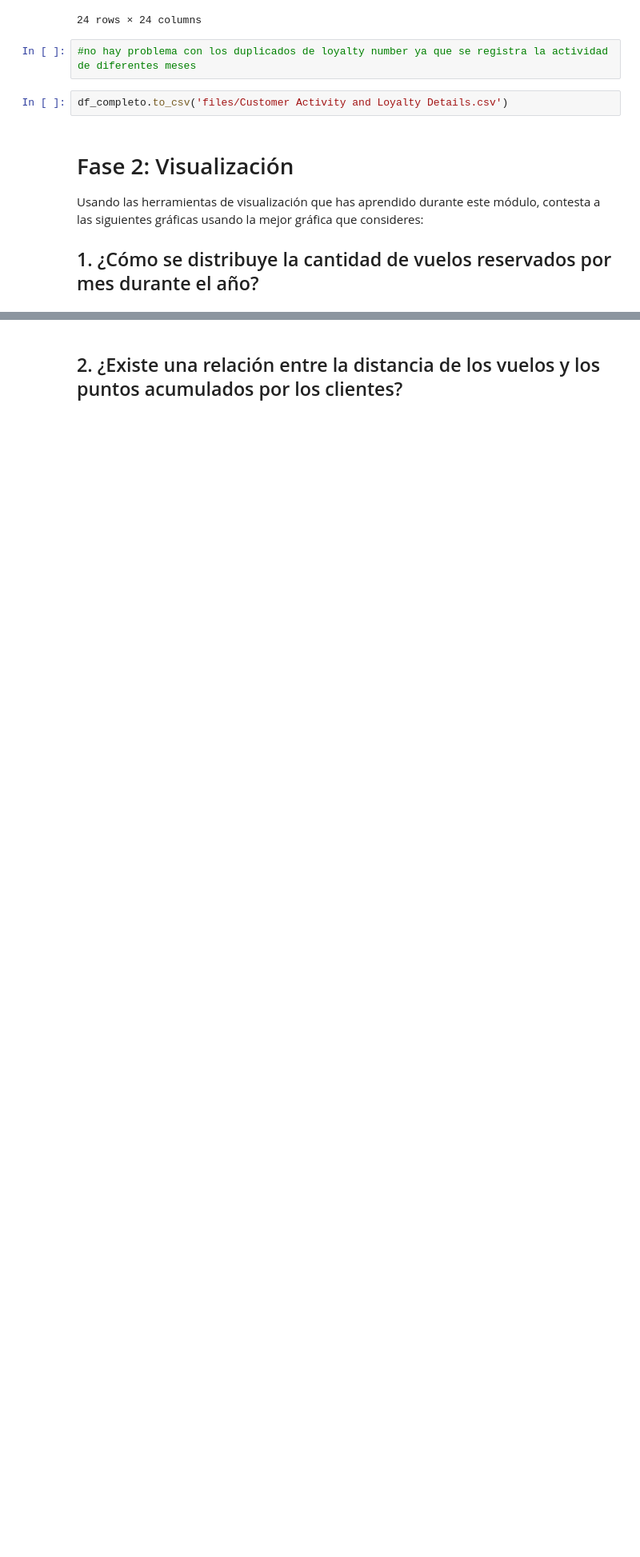
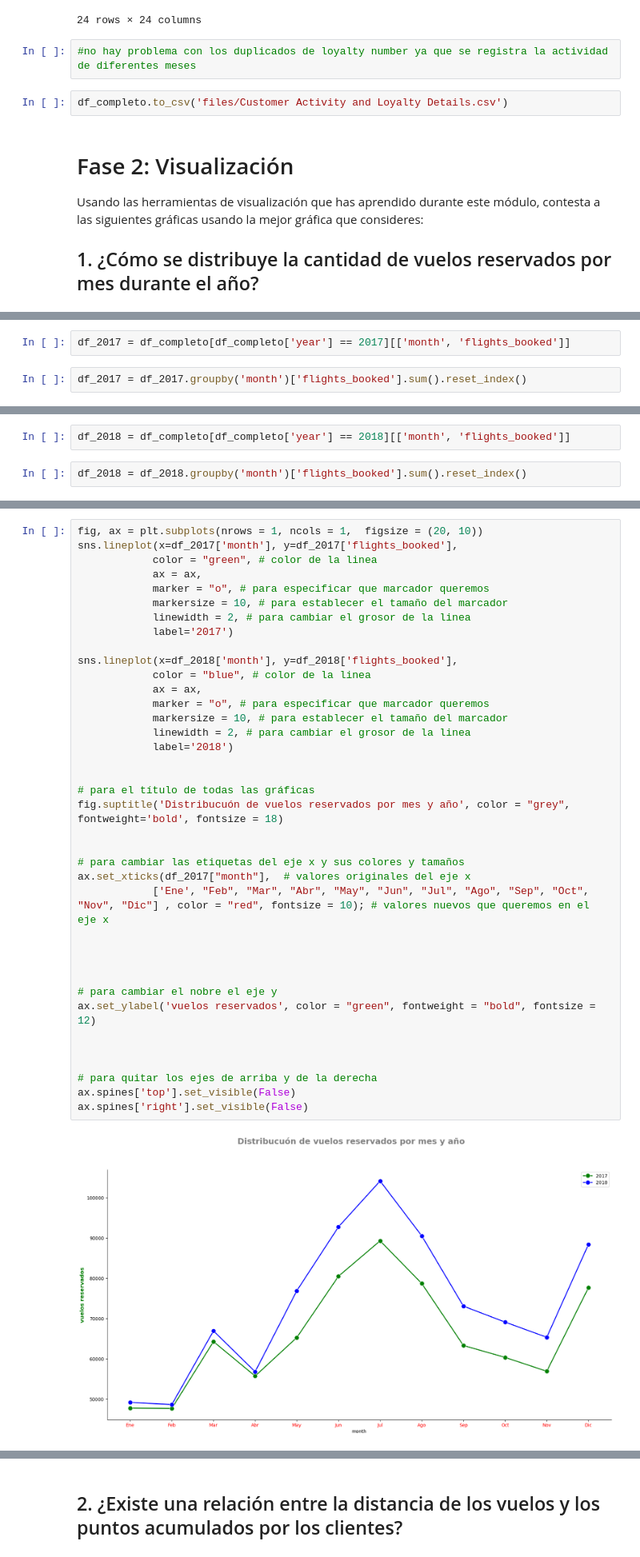
Before and after one commit to Adalab/bda-modulo-3-evaluacion-final-inesaag, a Jupyter notebook: evaluacion.ipynb, the cells around one changed output, grey strips where cells are left out. Shown: that part at 80% size. Drawn from its saved outputs; the diff is of its cells as text; blank space fills up the shorter version.

Commit message:
Visualization, first version

```diff
--- a/evaluacion.ipynb
+++ b/evaluacion.ipynb
@@ -472,0 +482,4 @@ Usando las herramientas de visualización que has aprendido durante este módulo
+# %%
+df_2017 = df_completo[df_completo['year'] == 2017][['month', 'flights_booked']]
+# %%
+df_2017 = df_2017.groupby('month')['flights_booked'].sum().reset_index()
@@ -472,0 +502,4 @@ Usando las herramientas de visualización que has aprendido durante este módulo
+# %%
+df_2018 = df_completo[df_completo['year'] == 2018][['month', 'flights_booked']]
+# %%
+df_2018 = df_2018.groupby('month')['flights_booked'].sum().reset_index()
@@ -472,0 +522,40 @@ Usando las herramientas de visualización que has aprendido durante este módulo
+# %%
+fig, ax = plt.subplots(nrows = 1, ncols = 1,  figsize = (20, 10))
+sns.lineplot(x=df_2017['month'], y=df_2017['flights_booked'],
+            color = "green", # color de la linea
+            ax = ax,
+            marker = "o", # para especificar que marcador queremos
+            markersize = 10, # para establecer el tamaño del marcador
+            linewidth = 2, # para cambiar el grosor de la linea
+            label='2017')
+
+sns.lineplot(x=df_2018['month'], y=df_2018['flights_booked'],
+            color = "blue", # color de la linea
+            ax = ax,
+            marker = "o", # para especificar que marcador queremos
+            markersize = 10, # para establecer el tamaño del marcador
+            linewidth = 2, # para cambiar el grosor de la linea
+            label='2018')
+
+
+# para el título de todas las gráficas
+fig.suptitle('Distribucuón de vuelos reservados por mes y año', color = "grey", fontweight='bold', fontsize = 18)
+
+
+# para cambiar las etiquetas del eje x y sus colores y tamaños
+ax.set_xticks(df_2017["month"],  # valores originales del eje x
+            ['Ene', "Feb", "Mar", "Abr", "May", "Jun", "Jul", "Ago", "Sep", "Oct", "Nov", "Dic"] , color = "red", fontsize = 10); # valores nuevos que queremos en el eje x
+
+
+
+
+# para cambiar el nobre el eje y
+ax.set_ylabel('vuelos reservados', color = "green", fontweight = "bold", fontsize = 12)
+
+
+
+# para quitar los ejes de arriba y de la derecha
+ax.spines['top'].set_visible(False)
+ax.spines['right'].set_visible(False)
+# %% [output]
+[figure, added]
```
Also changed, not shown: parts of 20 cells of this notebook.
